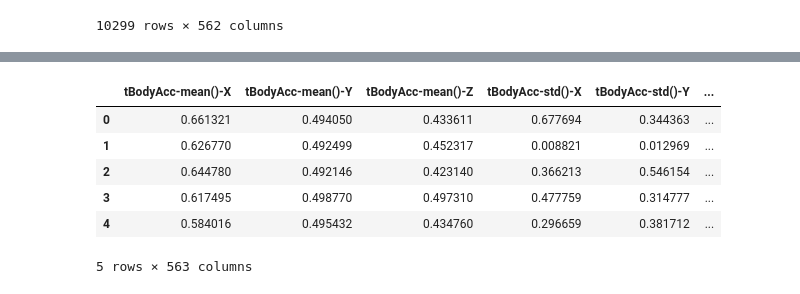
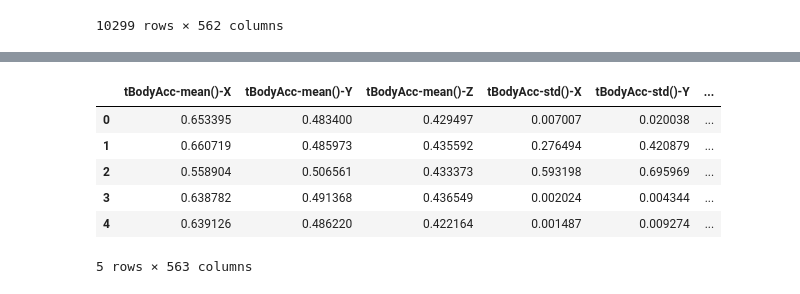
Before and after one commit to SraavanChevireddy/HumanActivityPrediction, a Jupyter notebook: HumanActivity.ipynb, the cells around one changed output, grey strips where cells are left out. Saved outputs shown, nothing was run; the diff lists cells and outputs as text; code cells hidden in the pictures.

```diff
--- a/HumanActivity.ipynb
+++ b/HumanActivity.ipynb
@@ -132,12 +153,13 @@ from sklearn.model_selection import GridSearchCV
 from sklearn.metrics import accuracy_score
 # %%
 X_train_scaled.head()
+X_train_scaled_two.head()
 # %% [output]
 |  | tBodyAcc-mean()-X | tBodyAcc-mean()-Y | tBodyAcc-mean()-Z | tBodyAcc-std()-X | tBodyAcc-std()-Y | ... |
-| 0 | 0.661321 | 0.494050 | 0.433611 | 0.677694 | 0.344363 | ... |
-| 1 | 0.626770 | 0.492499 | 0.452317 | 0.008821 | 0.012969 | ... |
-| 2 | 0.644780 | 0.492146 | 0.423140 | 0.366213 | 0.546154 | ... |
-| 3 | 0.617495 | 0.498770 | 0.497310 | 0.477759 | 0.314777 | ... |
-| 4 | 0.584016 | 0.495432 | 0.434760 | 0.296659 | 0.381712 | ... |
+| 0 | 0.653395 | 0.483400 | 0.429497 | 0.007007 | 0.020038 | ... |
+| 1 | 0.660719 | 0.485973 | 0.435592 | 0.276494 | 0.420879 | ... |
+| 2 | 0.558904 | 0.506561 | 0.433373 | 0.593198 | 0.695969 | ... |
+| 3 | 0.638782 | 0.491368 | 0.436549 | 0.002024 | 0.004344 | ... |
+| 4 | 0.639126 | 0.486220 | 0.422164 | 0.001487 | 0.009274 | ... |
 5 rows × 563 columns
 # %%
```
Also changed, not shown: parts of 16 cells of this notebook.
